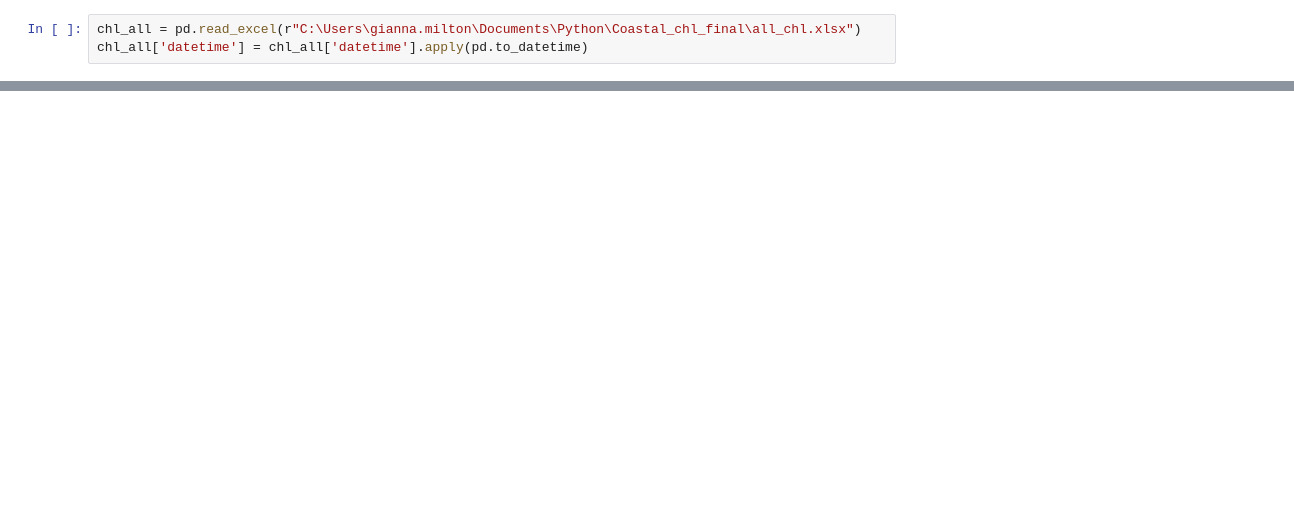
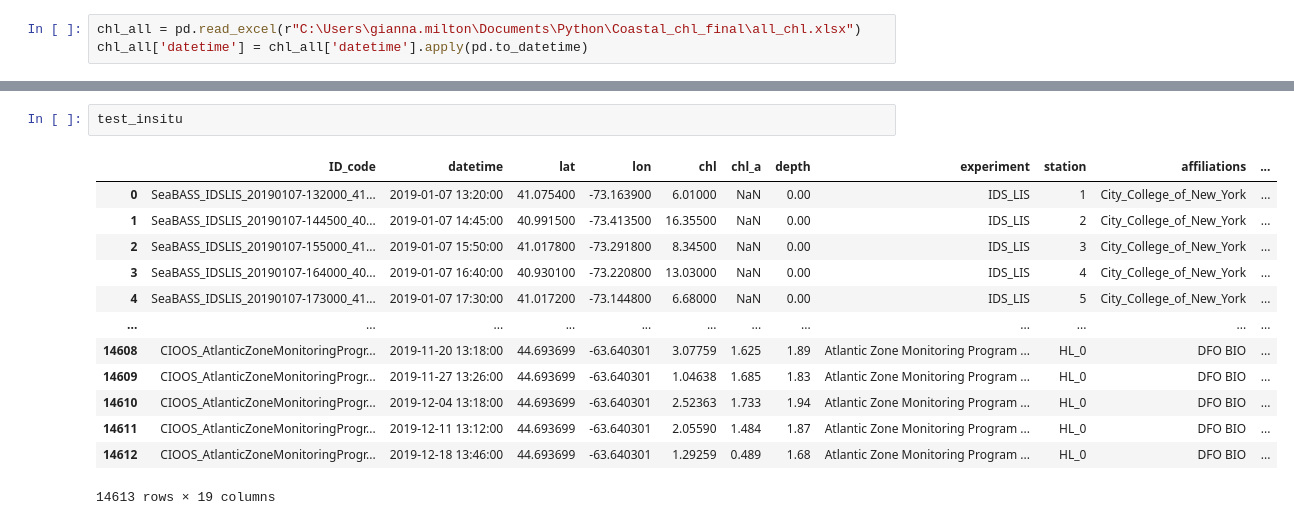
Before and after one commit to NEFSC/READ-EDAB-GMilton-CoastalChlorophyll, a Jupyter notebook: Code/OC-CCI chl matchup.ipynb, the cells around one changed output, grey strips where cells are left out. Drawn from its saved outputs; the diff is of its cells as text; blank space fills up the shorter version.

```diff
--- a/Code/OC-CCI chl matchup.ipynb
+++ b/Code/OC-CCI chl matchup.ipynb
@@ -201,0 +603,16 @@ chl_all['datetime'] = chl_all['datetime'].apply(pd.to_datetime)
+# %%
+test_insitu
+# %% [output]
+|  | ID_code | datetime | lat | lon | chl | chl_a | depth | experiment | station | affiliations | ... |
+| 0 | SeaBASS_IDSLIS_20190107-132000_41... | 2019-01-07 13:20:00 | 41.075400 | -73.163900 | 6.01000 | NaN | 0.00 | IDS_LIS | 1 | City_College_of_New_York | ... |
+| 1 | SeaBASS_IDSLIS_20190107-144500_40... | 2019-01-07 14:45:00 | 40.991500 | -73.413500 | 16.35500 | NaN | 0.00 | IDS_LIS | 2 | City_College_of_New_York | ... |
+| 2 | SeaBASS_IDSLIS_20190107-155000_41... | 2019-01-07 15:50:00 | 41.017800 | -73.291800 | 8.34500 | NaN | 0.00 | IDS_LIS | 3 | City_College_of_New_York | ... |
+| 3 | SeaBASS_IDSLIS_20190107-164000_40... | 2019-01-07 16:40:00 | 40.930100 | -73.220800 | 13.03000 | NaN | 0.00 | IDS_LIS | 4 | City_College_of_New_York | ... |
+| 4 | SeaBASS_IDSLIS_20190107-173000_41... | 2019-01-07 17:30:00 | 41.017200 | -73.144800 | 6.68000 | NaN | 0.00 | IDS_LIS | 5 | City_College_of_New_York | ... |
+| ... | ... | ... | ... | ... | ... | ... | ... | ... | ... | ... | ... |
+| 14608 | CIOOS_AtlanticZoneMonitoringProgr... | 2019-11-20 13:18:00 | 44.693699 | -63.640301 | 3.07759 | 1.625 | 1.89 | Atlantic Zone Monitoring Program ... | HL_0 | DFO BIO | ... |
+| 14609 | CIOOS_AtlanticZoneMonitoringProgr... | 2019-11-27 13:26:00 | 44.693699 | -63.640301 | 1.04638 | 1.685 | 1.83 | Atlantic Zone Monitoring Program ... | HL_0 | DFO BIO | ... |
+| 14610 | CIOOS_AtlanticZoneMonitoringProgr... | 2019-12-04 13:18:00 | 44.693699 | -63.640301 | 2.52363 | 1.733 | 1.94 | Atlantic Zone Monitoring Program ... | HL_0 | DFO BIO | ... |
+| 14611 | CIOOS_AtlanticZoneMonitoringProgr... | 2019-12-11 13:12:00 | 44.693699 | -63.640301 | 2.05590 | 1.484 | 1.87 | Atlantic Zone Monitoring Program ... | HL_0 | DFO BIO | ... |
+| 14612 | CIOOS_AtlanticZoneMonitoringProgr... | 2019-12-18 13:46:00 | 44.693699 | -63.640301 | 1.29259 | 0.489 | 1.68 | Atlantic Zone Monitoring Program ... | HL_0 | DFO BIO | ... |
+14613 rows × 19 columns
```
Also changed, not shown: parts of 52 cells of this notebook, 1 other file.
